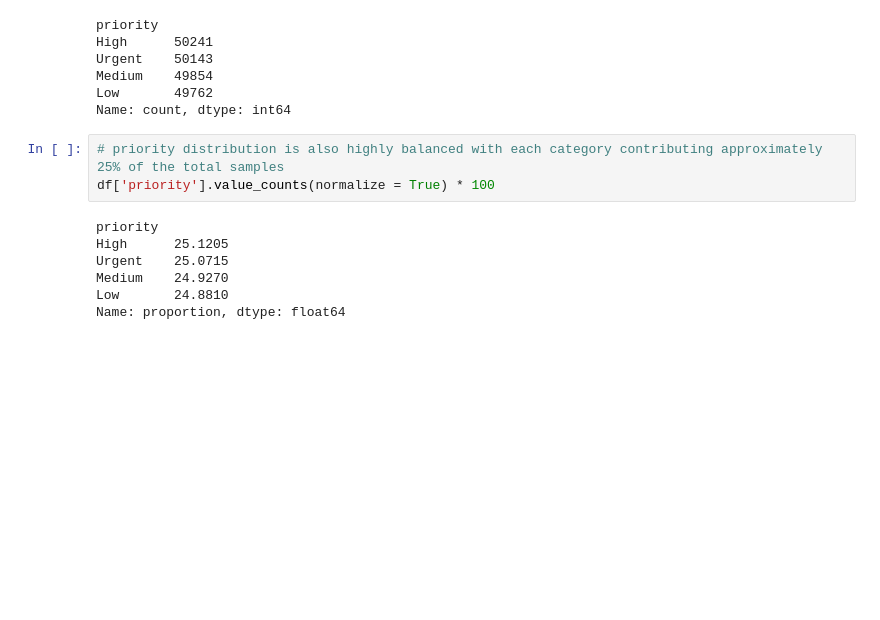
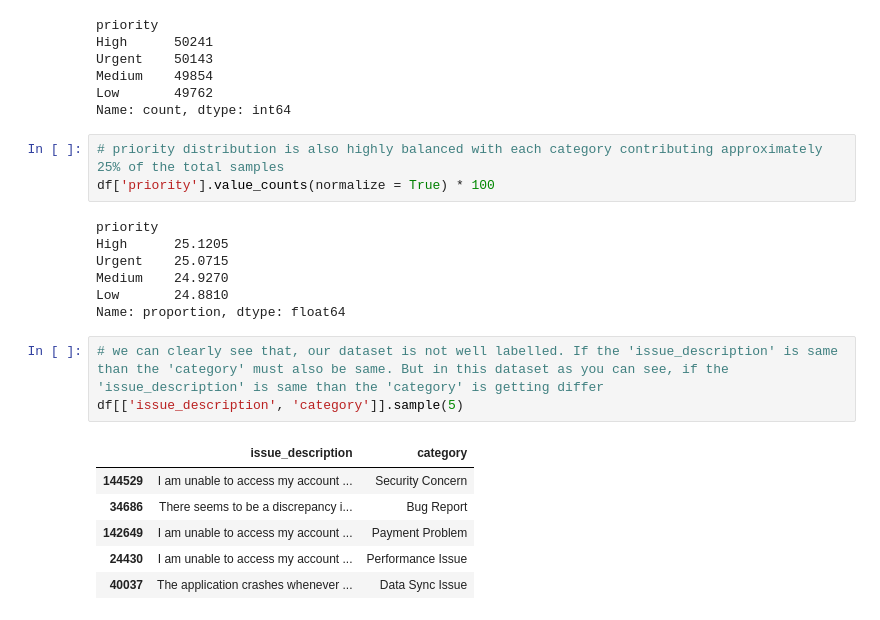
Before and after one commit to amandeep-singh28/Customer-Support-Ticket-Classification-NLP, a Jupyter notebook: Notebooks/01_EDA.ipynb, the cells around one changed output. Cells and saved outputs as stored; diff of their text form; blank space fills up the shorter version.

```diff
--- a/Notebooks/01_EDA.ipynb
+++ b/Notebooks/01_EDA.ipynb
@@ -141,3 +141,13 @@ Urgent    25.0715
 Medium    24.9270
 Low       24.8810
 Name: proportion, dtype: float64
+# %%
+# we can clearly see that, our dataset is not well labelled. If the 'issue_description' is same than the 'category' must also be same. But in this dataset as you can see, if the 'issue_description' is same than the 'category' is getting differ
+df[['issue_description', 'category']].sample(5)
+# %% [output]
+|  | issue_description | category |
+| 144529 | I am unable to access my account ... | Security Concern |
+| 34686 | There seems to be a discrepancy i... | Bug Report |
+| 142649 | I am unable to access my account ... | Payment Problem |
+| 24430 | I am unable to access my account ... | Performance Issue |
+| 40037 | The application crashes whenever ... | Data Sync Issue |
```
Also changed, not shown: parts of 4 cells of this notebook, 1 other file.
